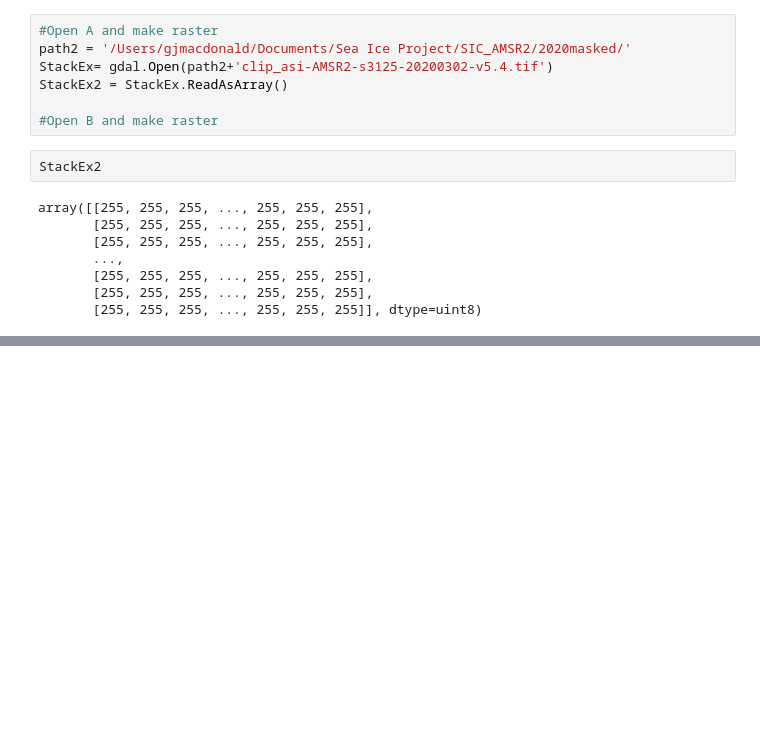
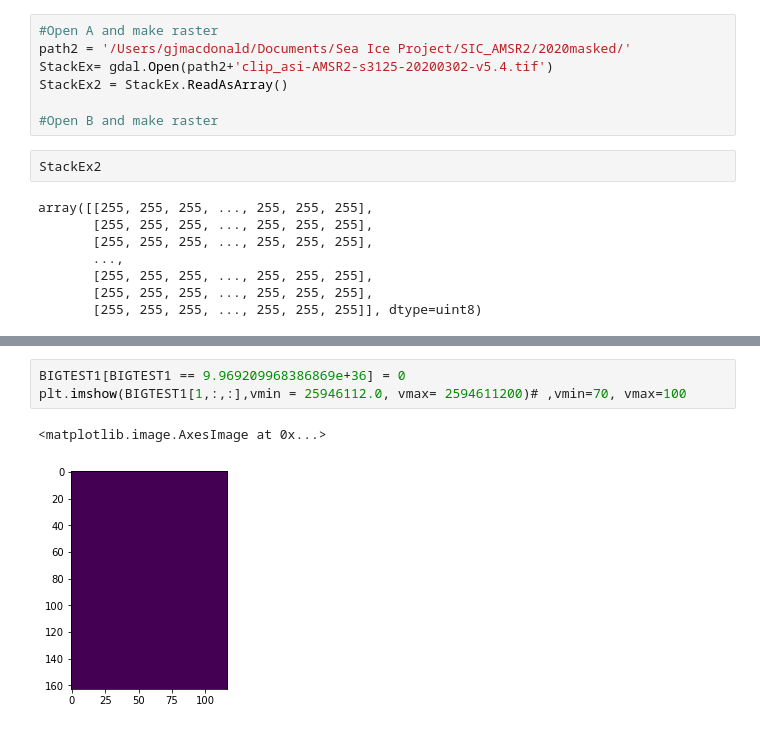
Before and after one commit to geogeordie/AMSR2_IceProduction, a Jupyter notebook: HeatFlux2IceProduction.ipynb, the cells around one changed output, grey strips where cells are left out. Cells and saved outputs as stored; diff of their text form; blank space fills up the shorter version.

```diff
--- a/HeatFlux2IceProduction.ipynb
+++ b/HeatFlux2IceProduction.ipynb
@@ -200,0 +227,6 @@ array([[255, 255, 255, ..., 255, 255, 255],
+# %%
+BIGTEST1[BIGTEST1 == 9.969209968386869e+36] = 0
+plt.imshow(BIGTEST1[1,:,:],vmin = 25946112.0, vmax= 2594611200)# ,vmin=70, vmax=100
+# %% [output]
+<matplotlib.image.AxesImage at 0x...>
+[figure, added]
```
Also changed, not shown: parts of 15 cells of this notebook.
